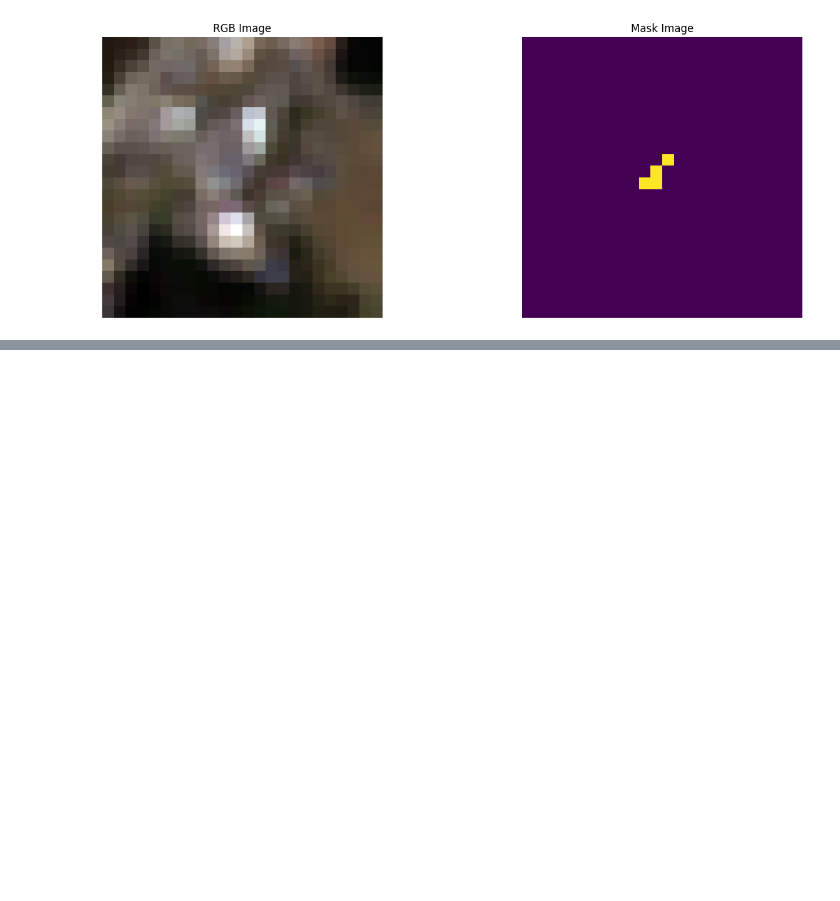
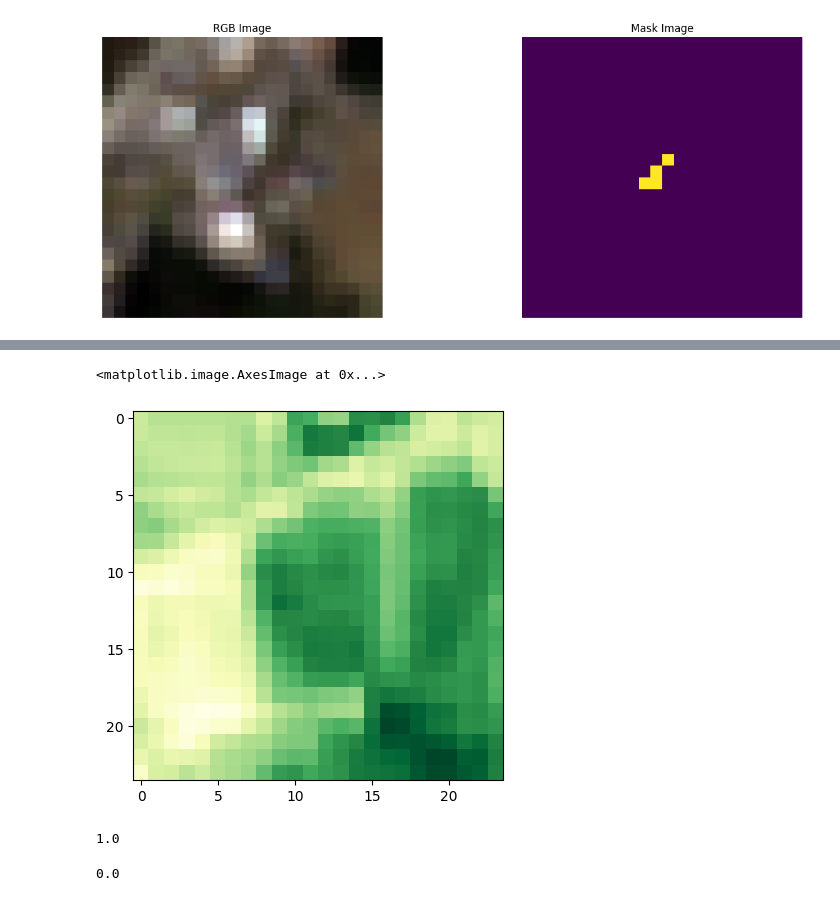
Before and after one commit to tetaud-sebastien/solafune-solar-panel-detection, a Jupyter notebook: Notebooks/explore.ipynb, the cells around one changed output, grey strips where cells are left out. Saved outputs shown, nothing was run; the diff lists cells and outputs as text; code cells hidden in the pictures; blank space fills up the shorter version.

```diff
--- a/Notebooks/explore.ipynb
+++ b/Notebooks/explore.ipynb
@@ -431,0 +342,23 @@ sample.values.shape[0]
+# %%
+import matplotlib as mpl
+image_path = df_val['rgb_path'].iloc[23]
+image = rxr.open_rasterio(image_path, masked=False).values
+b8 = image[7,:,:]
+b4 = image[3,:,:]
+b8 = normalize(b8)
+b4 = normalize(green)
+mi = image[10,:,:]/image[7,:,:]
+mi = normalize(mi)
+
+plt.imshow(mi,cmap=mpl.colormaps["YlGn"])
+# %% [output]
+<matplotlib.image.AxesImage at 0x...>
+[figure, added]
+# %%
+mi.max()
+# %% [output]
+1.0
+# %%
+mi.min()
+# %% [output]
+0.0
```
Also changed, not shown: parts of 24 cells of this notebook, 1 other file.
